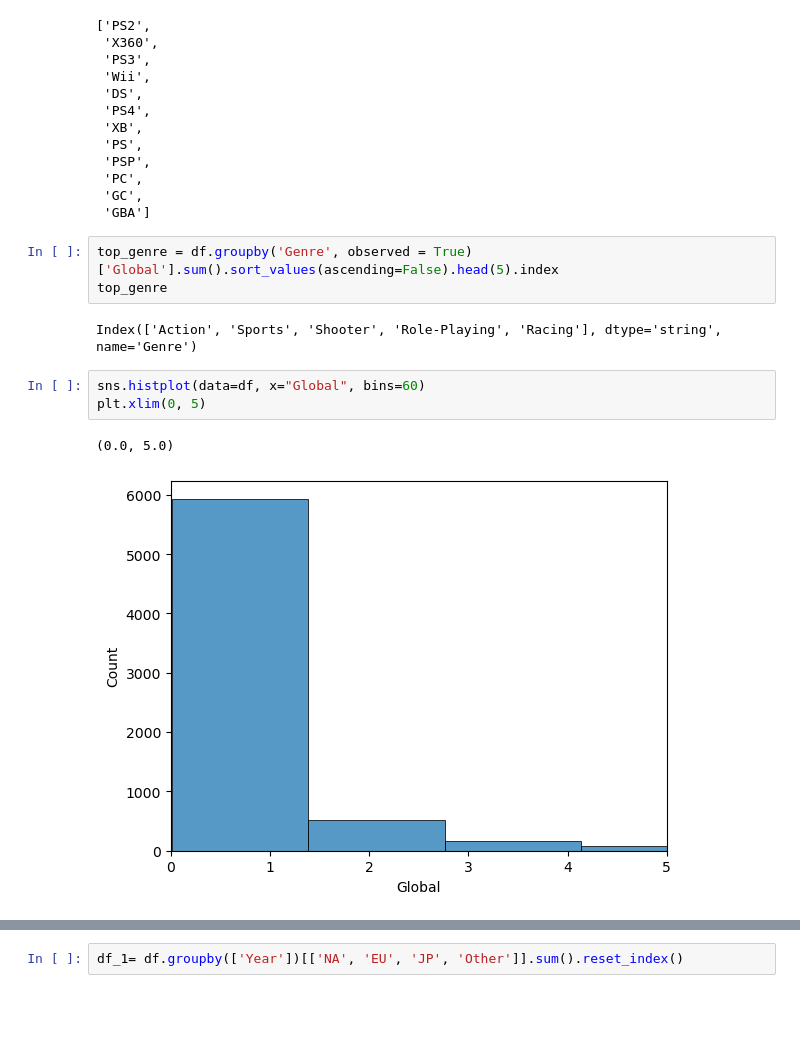
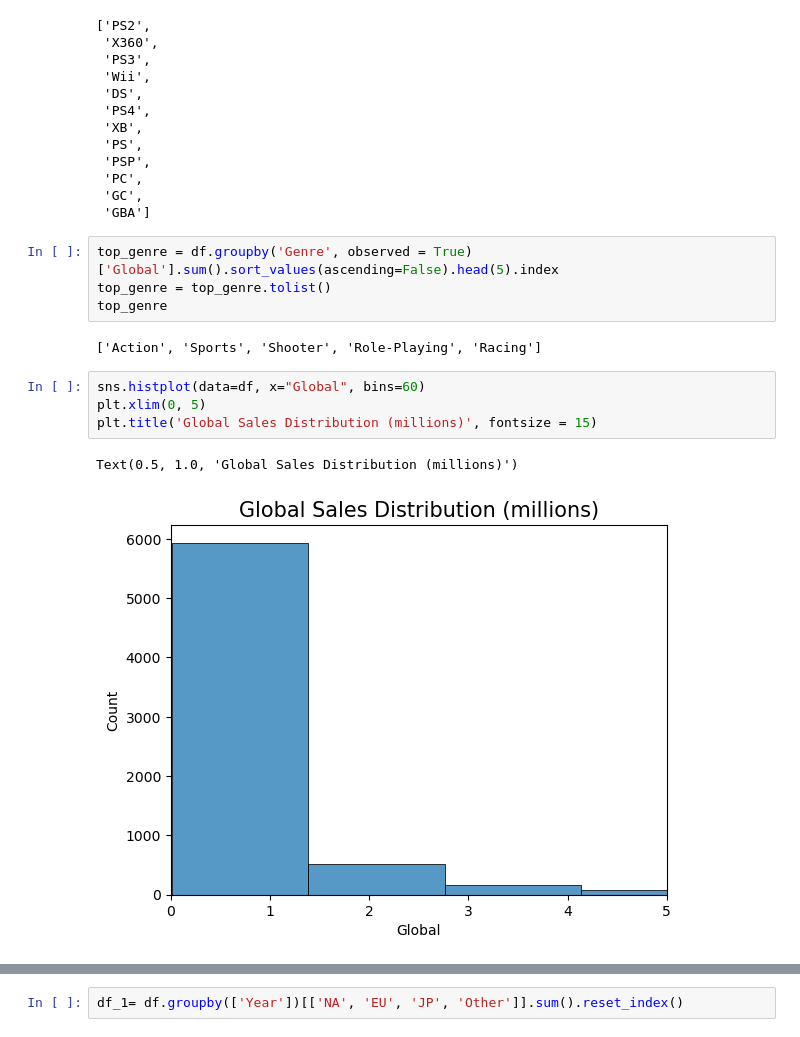
Before and after one commit to YanaStefanovich/EDA-Video-Game-Sales, a Jupyter notebook: Games.ipynb, the cells around one changed output, grey strips where cells are left out. Saved outputs shown, nothing was run; the diff lists cells and outputs as text; blank space fills up the shorter version.

```diff
--- a/Games.ipynb
+++ b/Games.ipynb
@@ -178,15 +146,17 @@ top_platform
  'GBA']
 # %%
 top_genre = df.groupby('Genre', observed = True)['Global'].sum().sort_values(ascending=False).head(5).index
+top_genre = top_genre.tolist()
 top_genre
 # %% [output]
-Index(['Action', 'Sports', 'Shooter', 'Role-Playing', 'Racing'], dtype='string', name='Genre')
+['Action', 'Sports', 'Shooter', 'Role-Playing', 'Racing']
 # %%
 sns.histplot(data=df, x="Global", bins=60)
 plt.xlim(0, 5)
+plt.title('Global Sales Distribution (millions)', fontsize = 15)
 # %% [output]
-(0.0, 5.0)
+Text(0.5, 1.0, 'Global Sales Distribution (millions)')
-[figure, old version]
+[figure, new version]
 # %%
 sns.histplot(data = df, x = 'Genre', hue = 'Genre')
 plt.xticks([], [])
```
Also changed, not shown: parts of 20 cells of this notebook.
